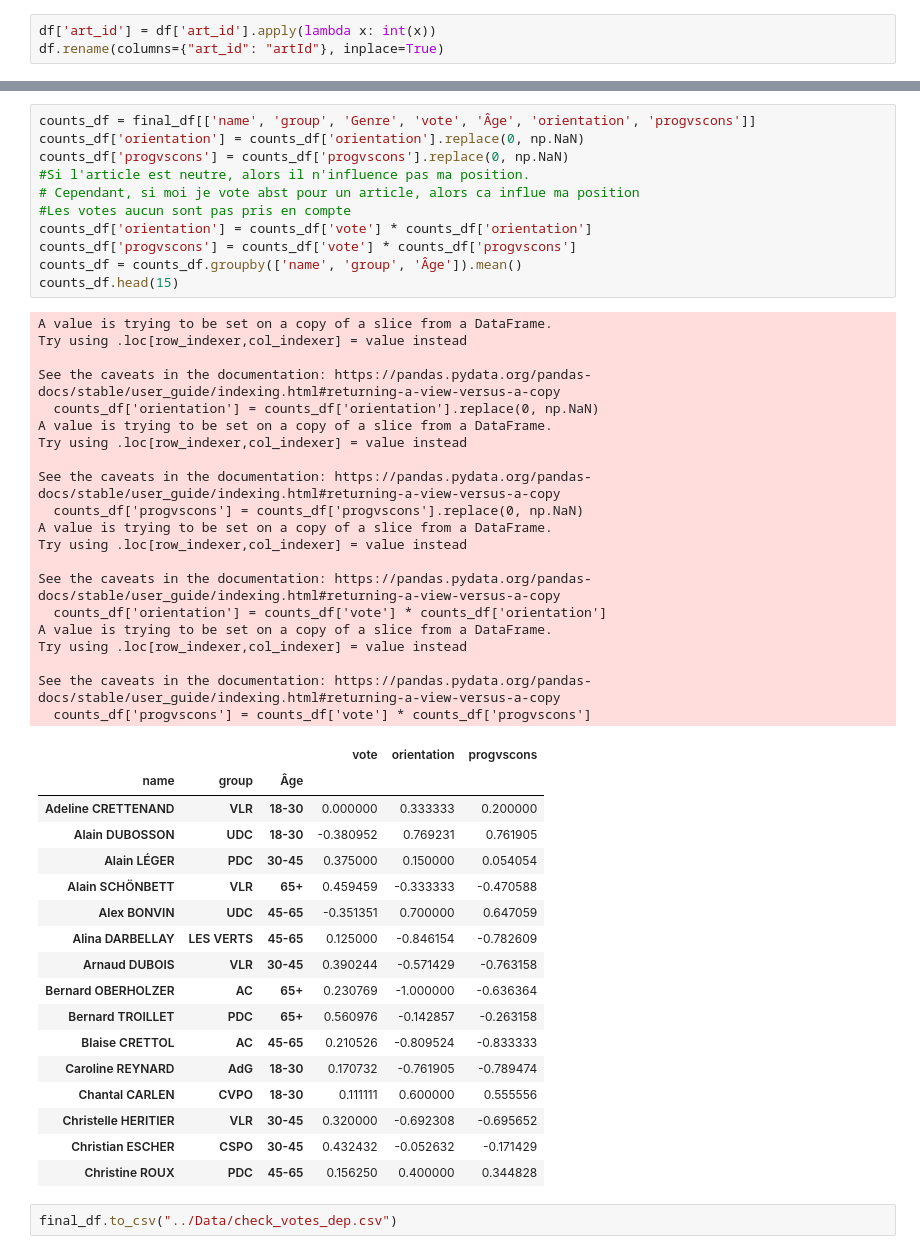
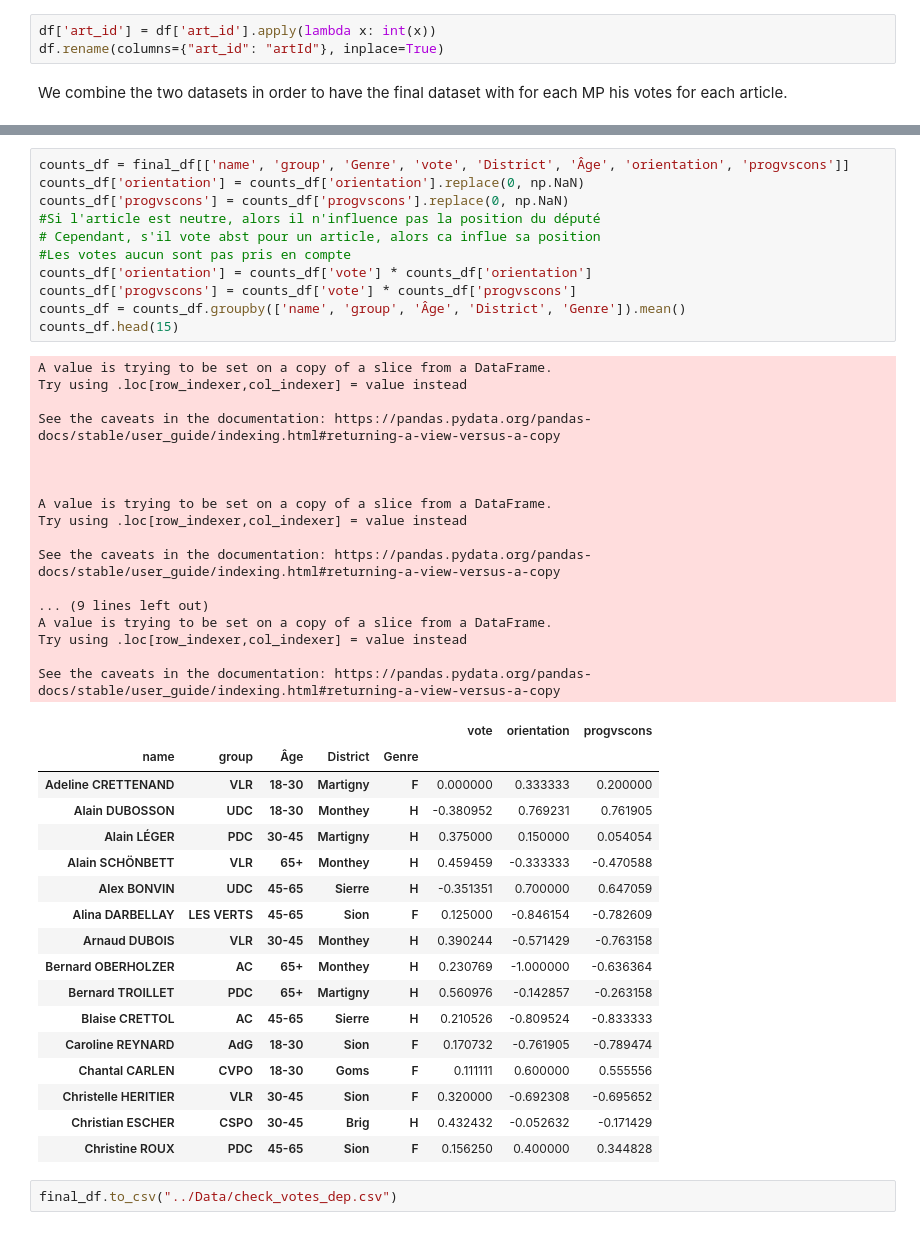
Before and after one commit to blanchemarion/project2_vote_pred, a Jupyter notebook: Code/new_data_processing.ipynb, the cells around one changed output, grey strips where cells are left out. Saved outputs shown, nothing was run; the diff lists cells and outputs as text.

```diff
--- a/Code/new_data_processing.ipynb
+++ b/Code/new_data_processing.ipynb
@@ -86,6 +110,8 @@ full_votes.head()
 # %%
 df['art_id'] = df['art_id'].apply(lambda x: int(x))
 df.rename(columns={"art_id": "artId"}, inplace=True)
+# %% [markdown]
+We combine the two datasets in order to have the final dataset with for each MP his votes for each article.
 # %%
 final_df = pd.merge(df, full_votes, on='affairVoteId')
 final_df.head()
@@ -97,54 +123,51 @@ final_df.head()
 | 3 | 580 | 606, vote 1 : Commission contre A... | 20211207160250 | En l’absence d’un congé parental ... | (néant) | 68 | 35 | 4 | 1ère lecture - Commission 6 | ... |
 | 4 | 580 | 606, vote 1 : Commission contre A... | 20211207160250 | En l’absence d’un congé parental ... | (néant) | 68 | 35 | 4 | 1ère lecture - Commission 6 | ... |
 # %%
-counts_df = final_df[['name', 'group', 'Genre', 'vote', 'Âge', 'orientation', 'progvscons']]
+counts_df = final_df[['name', 'group', 'Genre', 'vote', 'District', 'Âge', 'orientation', 'progvscons']]
 counts_df['orientation'] = counts_df['orientation'].replace(0, np.NaN)
 counts_df['progvscons'] = counts_df['progvscons'].replace(0, np.NaN)
-#Si l'article est neutre, alors il n'influence pas ma position.
-# Cependant, si moi je vote abst pour un article, alors ca influe ma position
+#Si l'article est neutre, alors il n'influence pas la position du député
+# Cependant, s'il vote abst pour un article, alors ca influe sa position
 #Les votes aucun sont pas pris en compte
 counts_df['orientation'] = counts_df['vote'] * counts_df['orientation']
 counts_df['progvscons'] = counts_df['vote'] * counts_df['progvscons']
-counts_df = counts_df.groupby(['name', 'group', 'Âge']).mean()
+counts_df = counts_df.groupby(['name', 'group', 'Âge', 'District', 'Genre']).mean()
 counts_df.head(15)
 # %% [output]
 A value is trying to be set on a copy of a slice from a DataFrame.
 Try using .loc[row_indexer,col_indexer] = value instead
 
 See the caveats in the documentation: https://pandas.pydata.org/pandas-docs/stable/user_guide/indexing.html#returning-a-view-versus-a-copy
-  counts_df['orientation'] = counts_df['orientation'].replace(0, np.NaN)
+
+
+
 A value is trying to be set on a copy of a slice from a DataFrame.
 Try using .loc[row_indexer,col_indexer] = value instead
 
 See the caveats in the documentation: https://pandas.pydata.org/pandas-docs/stable/user_guide/indexing.html#returning-a-view-versus-a-copy
-  counts_df['progvscons'] = counts_df['progvscons'].replace(0, np.NaN)
+
+... (9 lines left out)
 A value is trying to be set on a copy of a slice from a DataFrame.
 Try using .loc[row_indexer,col_indexer] = value instead
 
 See the caveats in the documentation: https://pandas.pydata.org/pandas-docs/stable/user_guide/indexing.html#returning-a-view-versus-a-copy
-  counts_df['orientation'] = counts_df['vote'] * counts_df['orientation']
-A value is trying to be set on a copy of a slice from a DataFrame.
-Try using .loc[row_indexer,col_indexer] = value instead
-
-See the caveats in the documentation: https://pandas.pydata.org/pandas-docs/stable/user_guide/indexing.html#returning-a-view-versus-a-copy
-  counts_df['progvscons'] = counts_df['vote'] * counts_df['progvscons']
-|  |  |  | vote | orientation | progvscons |
-| name | group | Âge |  |  |  |
-| Adeline CRETTENAND | VLR | 18-30 | 0.000000 | 0.333333 | 0.200000 |
-| Alain DUBOSSON | UDC | 18-30 | -0.380952 | 0.769231 | 0.761905 |
-| Alain LÉGER | PDC | 30-45 | 0.375000 | 0.150000 | 0.054054 |
-| Alain SCHÖNBETT | VLR | 65+ | 0.459459 | -0.333333 | -0.470588 |
-| Alex BONVIN | UDC | 45-65 | -0.351351 | 0.700000 | 0.647059 |
-| Alina DARBELLAY | LES VERTS | 45-65 | 0.125000 | -0.846154 | -0.782609 |
-| Arnaud DUBOIS | VLR | 30-45 | 0.390244 | -0.571429 | -0.763158 |
-| Bernard OBERHOLZER | AC | 65+ | 0.230769 | -1.000000 | -0.636364 |
-| Bernard TROILLET | PDC | 65+ | 0.560976 | -0.142857 | -0.263158 |
-| Blaise CRETTOL | AC | 45-65 | 0.210526 | -0.809524 | -0.833333 |
-| Caroline REYNARD | AdG | 18-30 | 0.170732 | -0.761905 | -0.789474 |
-| Chantal CARLEN | CVPO | 18-30 | 0.111111 | 0.600000 | 0.555556 |
-| Christelle HERITIER | VLR | 30-45 | 0.320000 | -0.692308 | -0.695652 |
-| Christian ESCHER | CSPO | 30-45 | 0.432432 | -0.052632 | -0.171429 |
-| Christine ROUX | PDC | 45-65 | 0.156250 | 0.400000 | 0.344828 |
+|  |  |  |  |  | vote | orientation | progvscons |
+| name | group | Âge | District | Genre |  |  |  |
+| Adeline CRETTENAND | VLR | 18-30 | Martigny | F | 0.000000 | 0.333333 | 0.200000 |
+| Alain DUBOSSON | UDC | 18-30 | Monthey | H | -0.380952 | 0.769231 | 0.761905 |
+| Alain LÉGER | PDC | 30-45 | Martigny | H | 0.375000 | 0.150000 | 0.054054 |
+| Alain SCHÖNBETT | VLR | 65+ | Monthey | H | 0.459459 | -0.333333 | -0.470588 |
+| Alex BONVIN | UDC | 45-65 | Sierre | H | -0.351351 | 0.700000 | 0.647059 |
+| Alina DARBELLAY | LES VERTS | 45-65 | Sion | F | 0.125000 | -0.846154 | -0.782609 |
+| Arnaud DUBOIS | VLR | 30-45 | Monthey | H | 0.390244 | -0.571429 | -0.763158 |
+| Bernard OBERHOLZER | AC | 65+ | Monthey | H | 0.230769 | -1.000000 | -0.636364 |
+| Bernard TROILLET | PDC | 65+ | Martigny | H | 0.560976 | -0.142857 | -0.263158 |
+| Blaise CRETTOL | AC | 45-65 | Sierre | H | 0.210526 | -0.809524 | -0.833333 |
+| Caroline REYNARD | AdG | 18-30 | Sion | F | 0.170732 | -0.761905 | -0.789474 |
+| Chantal CARLEN | CVPO | 18-30 | Goms | F | 0.111111 | 0.600000 | 0.555556 |
+| Christelle HERITIER | VLR | 30-45 | Sion | F | 0.320000 | -0.692308 | -0.695652 |
+| Christian ESCHER | CSPO | 30-45 | Brig | H | 0.432432 | -0.052632 | -0.171429 |
+| Christine ROUX | PDC | 45-65 | Sion | F | 0.156250 | 0.400000 | 0.344828 |
 # %%
 final_df.to_csv("../Data/check_votes_dep.csv")
 # %%
```
Also changed, not shown: parts of 58 cells of this notebook, 6 other files.
